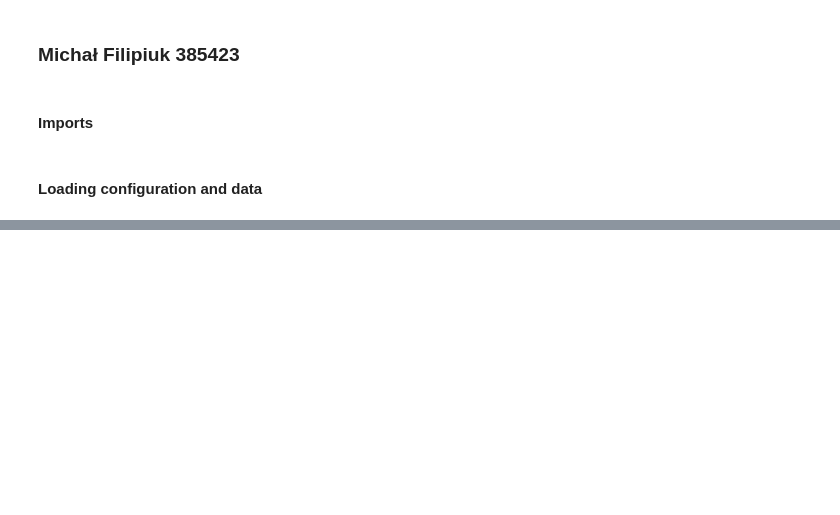
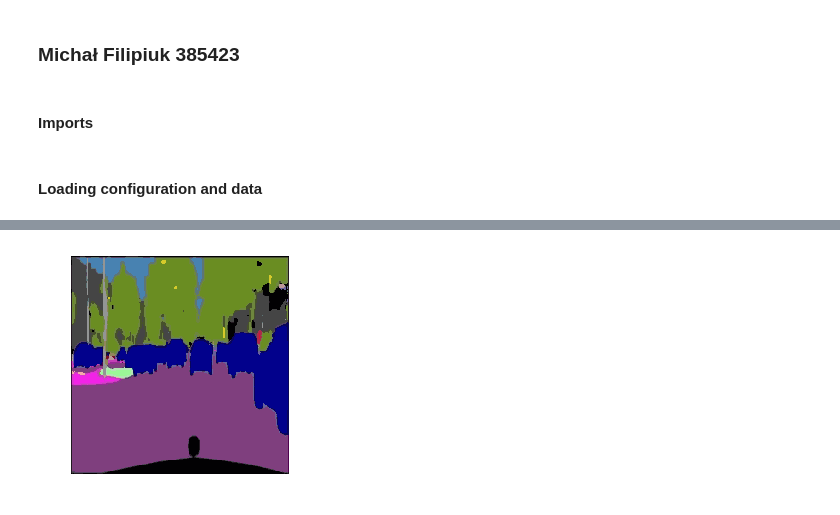
Before and after one commit to mkfilipiuk/DNN_assignment_2, a Jupyter notebook: mf385423_assignment_2.ipynb, the cells around one changed output, grey strips where cells are left out. Drawn from its saved outputs; the diff is of its cells as text; code cells hidden in the pictures; blank space fills up the shorter version.

```diff
--- a/mf385423_assignment_2.ipynb
+++ b/mf385423_assignment_2.ipynb
@@ -41,0 +60,3 @@ KeyboardInterrupt:
+# %%
+with torch.no_grad():
+    o = net(img)
@@ -41,0 +67,4 @@ KeyboardInterrupt:
+# %%
+show_image(ids_to_rgb_image(o[0], id_to_colour_dict))
+# %% [output]
+[figure, added]
```
Also changed, not shown: parts of 10 cells of this notebook, 5 other files.
